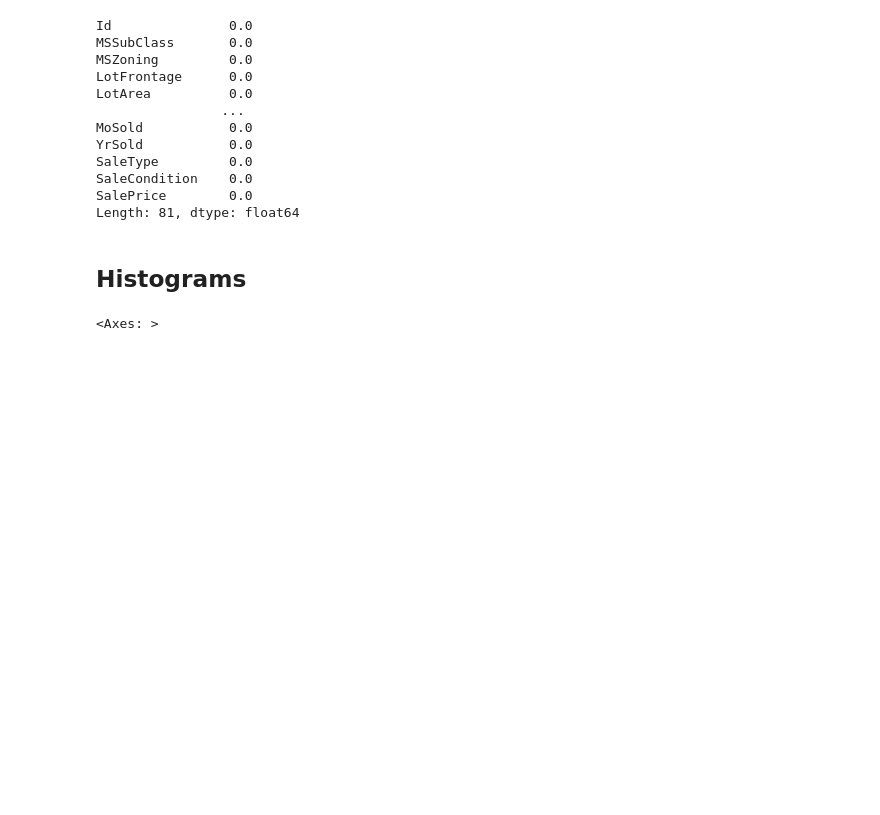
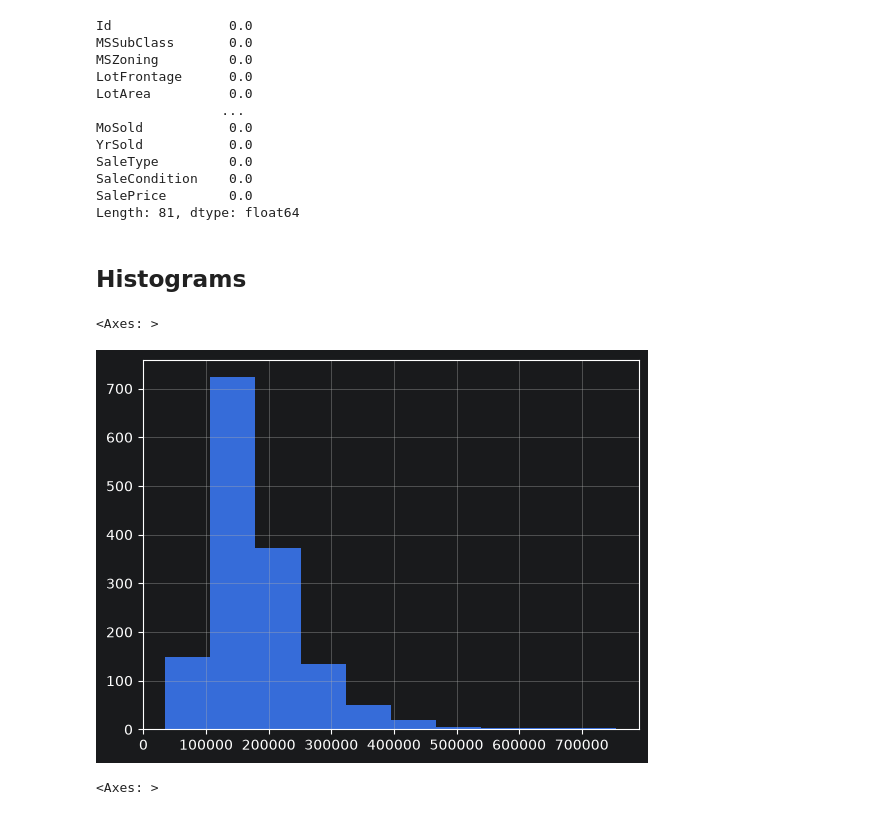
Before and after one commit to xJacoob/MachineLearning, a Jupyter notebook: HousePrices/house_eda.ipynb, the cells around one changed output. Saved outputs shown, nothing was run; the diff lists cells and outputs as text; code cells hidden in the pictures; blank space fills up the shorter version.

```diff
--- a/HousePrices/house_eda.ipynb
+++ b/HousePrices/house_eda.ipynb
@@ -128,6 +128,11 @@ SalePrice        0.0
 Length: 81, dtype: float64
 # %% [markdown]
 ## Histograms
+# %%
+data['SalePrice'].hist()
+# %% [output]
+<Axes: >
+[figure, added]
 # %%
 data['LotFrontage'].hist()
 # %% [output]
```
Also changed, not shown: parts of 5 cells of this notebook, 1 other file.
